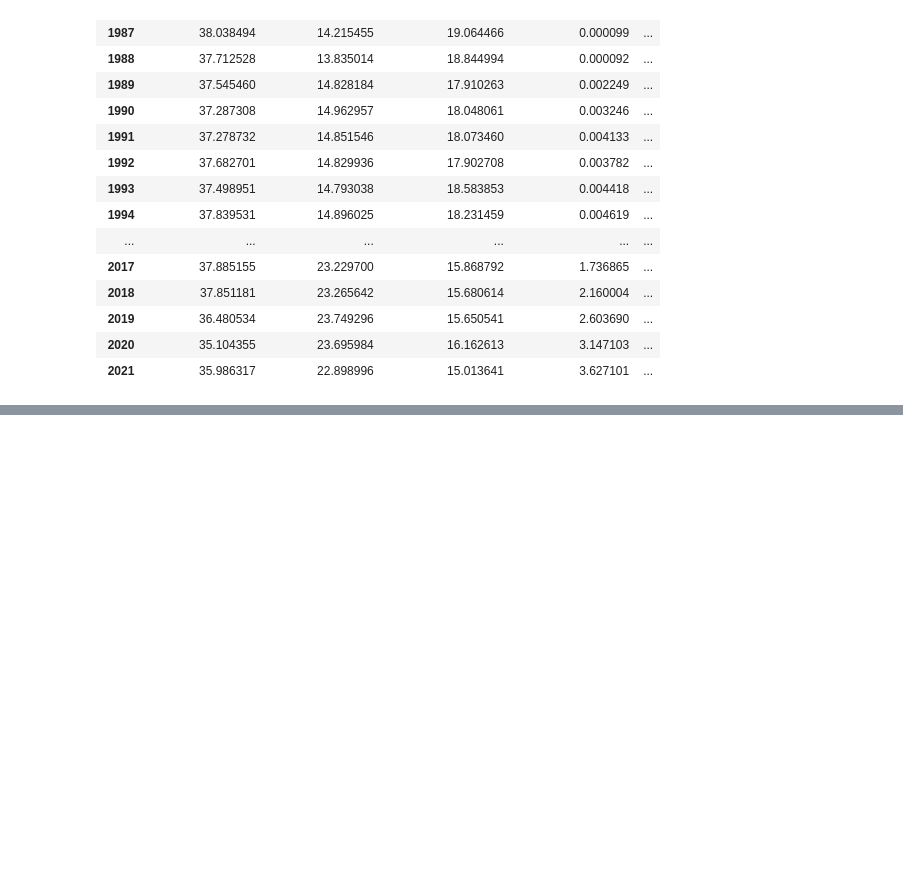
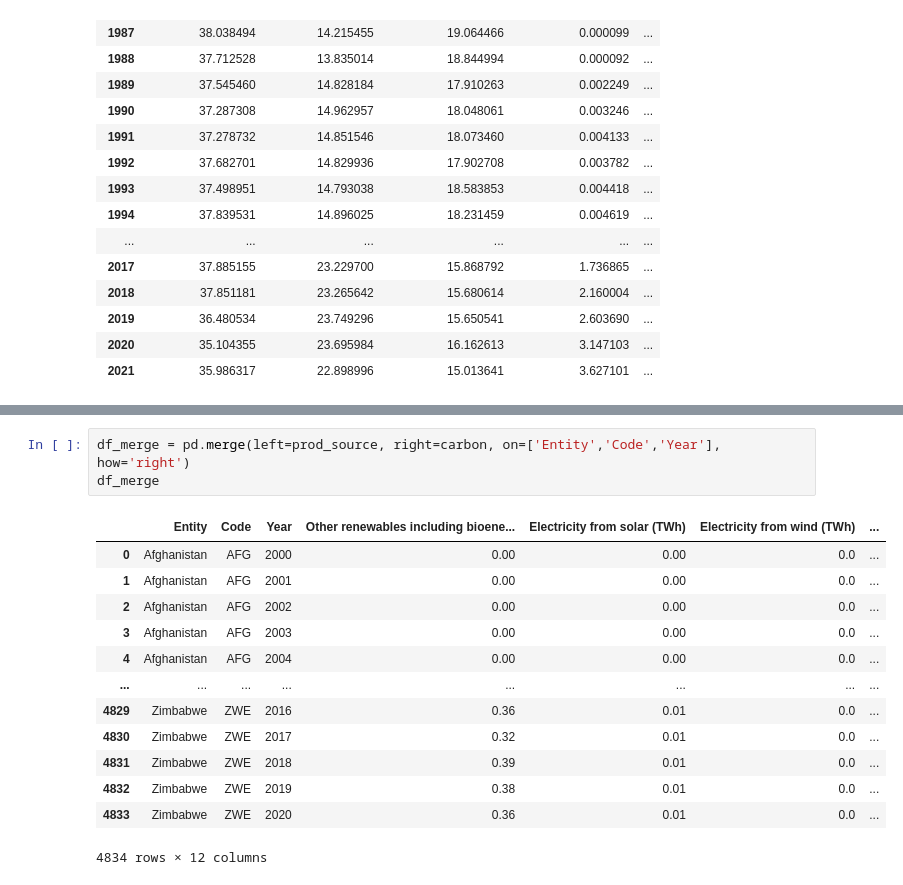
Before and after one commit to MuhamadZia/capstone_project_tetris, a Jupyter notebook: EDA.ipynb, the cells around one changed output, grey strips where cells are left out. Drawn from its saved outputs; the diff is of its cells as text; blank space fills up the shorter version.

```diff
--- a/EDA.ipynb
+++ b/EDA.ipynb
@@ -165,0 +251,17 @@ from
+# %%
+df_merge = pd.merge(left=prod_source, right=carbon, on=['Entity','Code','Year'], how='right')
+df_merge
+# %% [output]
+|  | Entity | Code | Year | Other renewables including bioene... | Electricity from solar (TWh) | Electricity from wind (TWh) | ... |
+| 0 | Afghanistan | AFG | 2000 | 0.00 | 0.00 | 0.0 | ... |
+| 1 | Afghanistan | AFG | 2001 | 0.00 | 0.00 | 0.0 | ... |
+| 2 | Afghanistan | AFG | 2002 | 0.00 | 0.00 | 0.0 | ... |
+| 3 | Afghanistan | AFG | 2003 | 0.00 | 0.00 | 0.0 | ... |
+| 4 | Afghanistan | AFG | 2004 | 0.00 | 0.00 | 0.0 | ... |
+| ... | ... | ... | ... | ... | ... | ... | ... |
+| 4829 | Zimbabwe | ZWE | 2016 | 0.36 | 0.01 | 0.0 | ... |
+| 4830 | Zimbabwe | ZWE | 2017 | 0.32 | 0.01 | 0.0 | ... |
+| 4831 | Zimbabwe | ZWE | 2018 | 0.39 | 0.01 | 0.0 | ... |
+| 4832 | Zimbabwe | ZWE | 2019 | 0.38 | 0.01 | 0.0 | ... |
+| 4833 | Zimbabwe | ZWE | 2020 | 0.36 | 0.01 | 0.0 | ... |
+4834 rows × 12 columns
```
Also changed, not shown: parts of 11 cells of this notebook, 2 other files.
